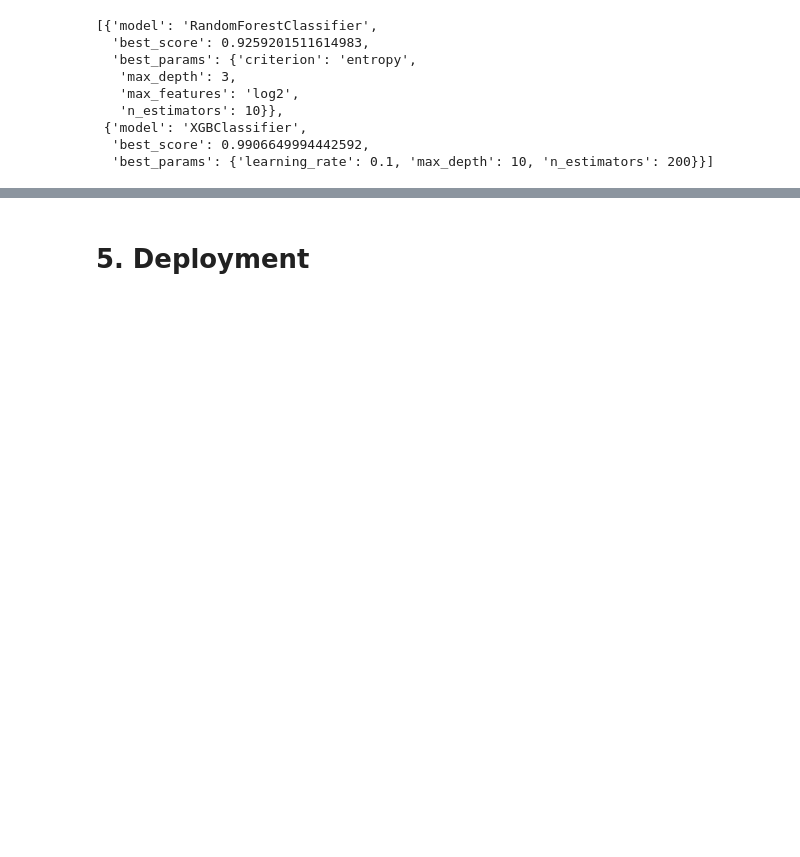
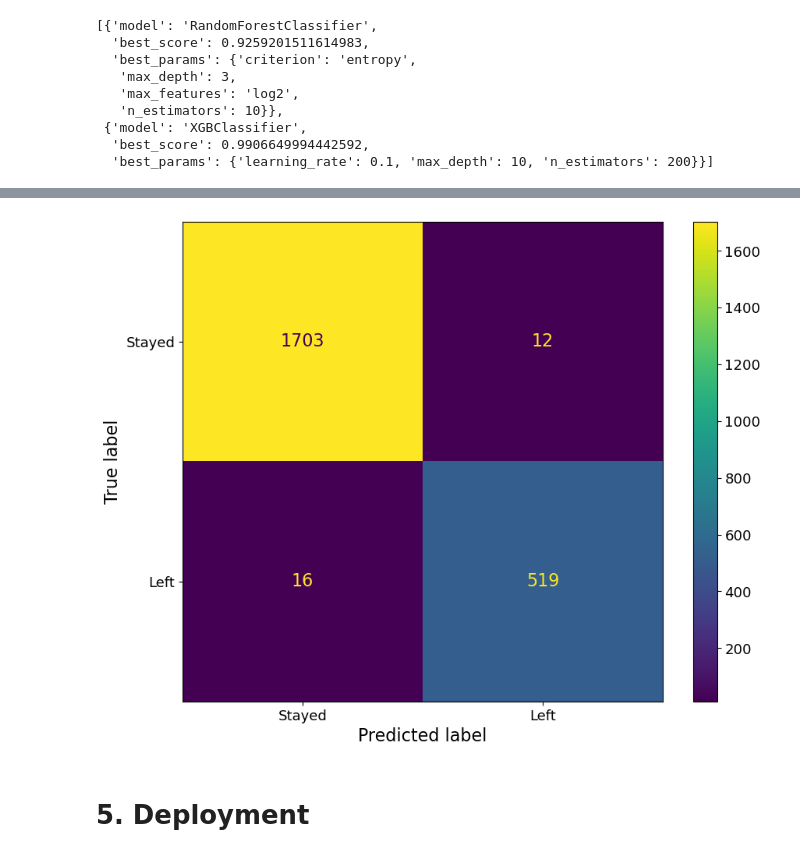
Before and after one commit to Mercy-Njambi/Employee-Churn, a Jupyter notebook: data/notebooks/analysis.ipynb, the cells around one changed output, grey strips where cells are left out. Cells and saved outputs as stored; diff of their text form; code cells hidden in the pictures; blank space fills up the shorter version.

```diff
--- a/data/notebooks/analysis.ipynb
+++ b/data/notebooks/analysis.ipynb
@@ -791,2 +847,8 @@ scores
+# %%
+# plotting confusion matrix of validation set
+
+ConfusionMatrixDisplay.from_estimator(estimator=model_xgb, X=X_val, y=y_val, display_labels=['Stayed', 'Left']);
+# %% [output]
+[figure, added]
 # %% [markdown]
 # 5. Deployment
```
Also changed, not shown: parts of 9 cells of this notebook.
